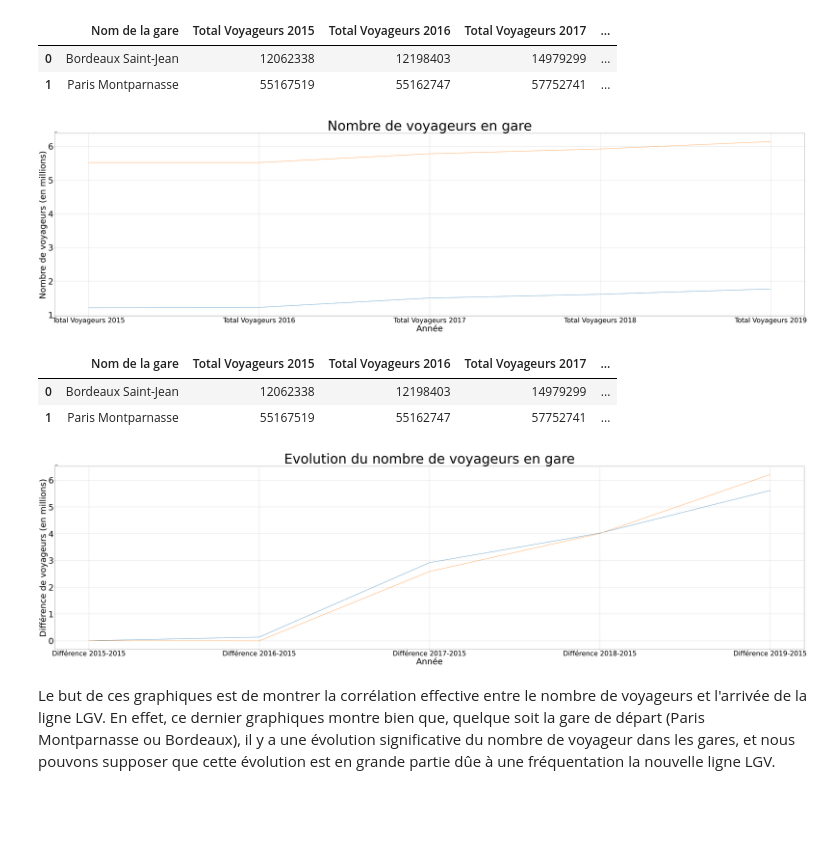
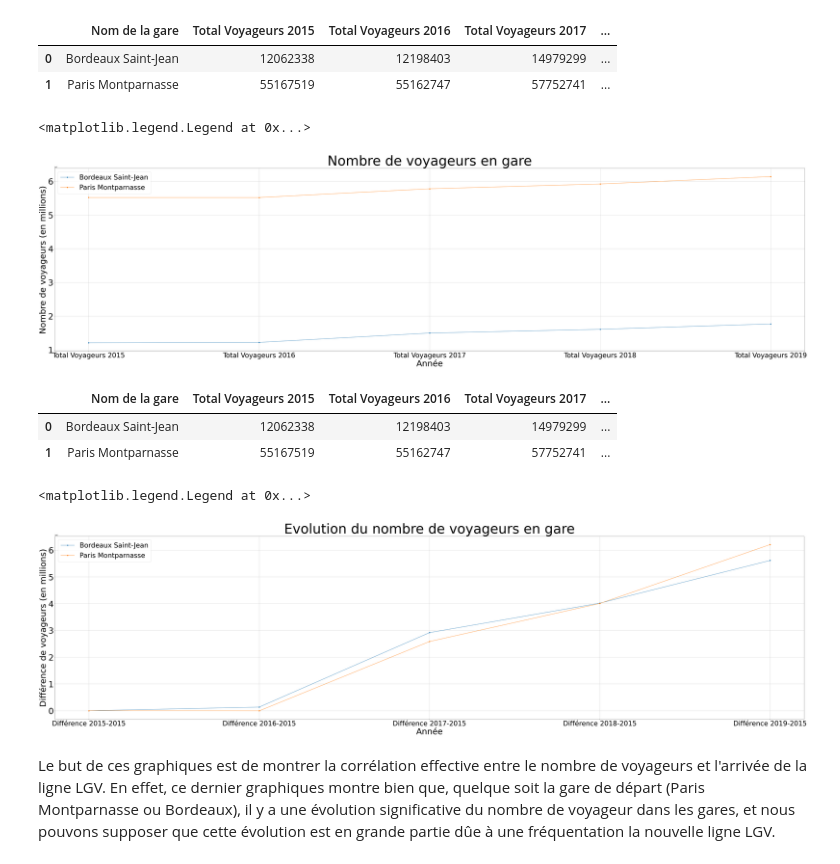
Before and after one commit to mdlbm/SNCF-Immobilier, a Jupyter notebook: Projet.ipynb, the cells around one changed output. Drawn from its saved outputs; the diff is of its cells as text; code cells hidden in the pictures; blank space fills up the shorter version.

```diff
--- a/Projet.ipynb
+++ b/Projet.ipynb
@@ -130,19 +131,21 @@ frequentation_paris_bordeaux
 # %%
 voyageursbordeaux=frequentation_paris_bordeaux.iloc[0,1:6]
 voyageursparis=frequentation_paris_bordeaux.iloc[1,1:6]
 
 plt.clf
 plt.figure(figsize=(80,20))
-plt.plot(voyageursbordeaux)
-plt.plot(voyageursparis)
+plt.plot(voyageursbordeaux,marker='o', label="Bordeaux Saint-Jean")
+plt.plot(voyageursparis,marker='o', label="Paris Montparnasse")
 plt.title("Nombre de voyageurs en gare",size = 80)
 plt.xlabel('Année', size = 50)
 plt.ylabel('Nombre de voyageurs (en millions)', size = 50)
 plt.xticks(size=40)
 plt.yticks(size = 50)
 plt.grid()
+plt.legend(loc='best', fontsize=40)
 # %% [output]
+<matplotlib.legend.Legend at 0x...>
-[figure, old version]
+[figure, new version]
 # %%
 #Effet cumulatif depuis 2015
 for i in range(5,10):
@@ -157,16 +160,18 @@ voyageursbordeaux_cum=frequentation_paris_bordeaux.iloc[0,6:]
 voyageursparis_cum=frequentation_paris_bordeaux.iloc[1,6:]
 plt.clf
 plt.figure(figsize=(80,20))
-plt.plot(voyageursbordeaux_cum)
-plt.plot(voyageursparis_cum)
+plt.plot(voyageursbordeaux_cum,marker='o', label="Bordeaux Saint-Jean")
+plt.plot(voyageursparis_cum,marker='o', label="Paris Montparnasse")
 plt.title("Evolution du nombre de voyageurs en gare",size = 80)
 plt.xlabel('Année', size = 50)
 plt.ylabel('Différence de voyageurs (en millions)', size = 50)
 plt.xticks(size=40)
 plt.yticks(size = 50)
 plt.grid()
+plt.legend(loc='best', fontsize = 40)
 # %% [output]
+<matplotlib.legend.Legend at 0x...>
-[figure, old version]
+[figure, new version]
 # %% [markdown]
 Le but de ces graphiques est de montrer la corrélation effective entre le nombre de voyageurs et l'arrivée de la ligne LGV. En effet, ce dernier graphiques montre bien que, quelque soit la gare de départ (Paris Montparnasse ou Bordeaux), il y a une évolution significative  du nombre de voyageur dans les gares, et nous pouvons supposer que cette évolution est en grande partie dûe à une fréquentation la nouvelle ligne LGV.
 # %% [markdown]
```
Also changed, not shown: parts of 16 cells of this notebook.
